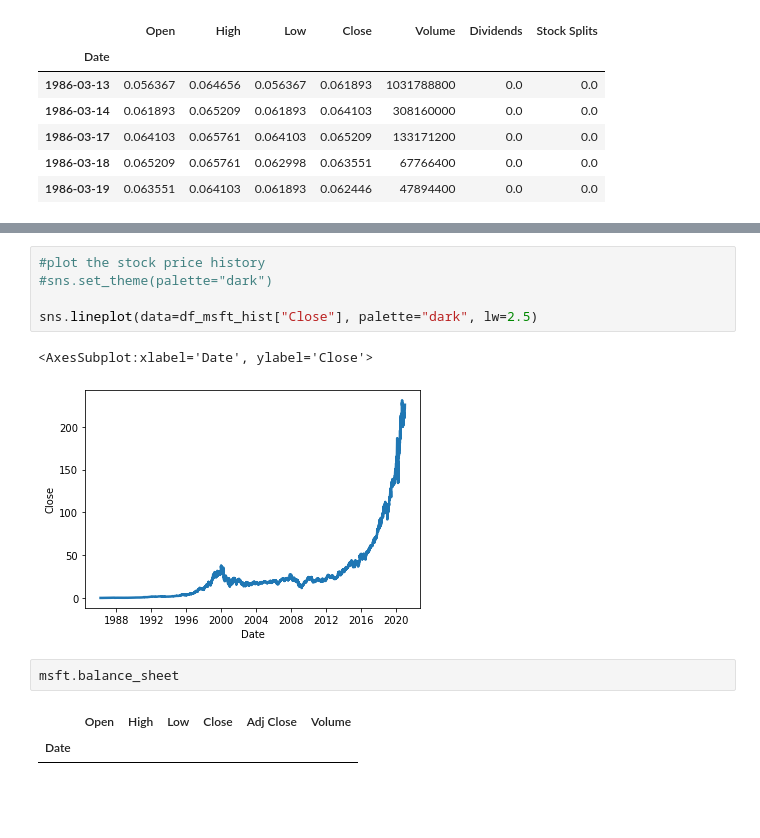
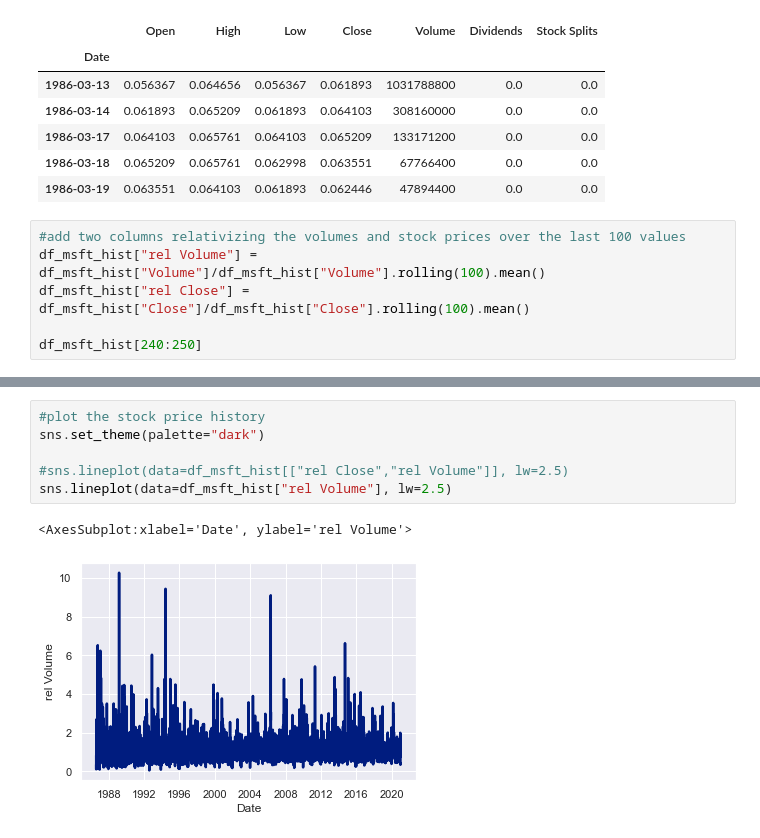
Before and after one commit to SimonHoeckenkamp/stockPicker, a Jupyter notebook: stockPicker_notebook.ipynb, the cells around one changed output, grey strips where cells are left out. Cells and saved outputs as stored; diff of their text form; blank space fills up the shorter version.

```diff
--- a/stockPicker_notebook.ipynb
+++ b/stockPicker_notebook.ipynb
@@ -37,3 +36,9 @@ df_msft_hist.head()
 | 1986-03-17 | 0.064103 | 0.065761 | 0.064103 | 0.065209 | 133171200 | 0.0 | 0.0 |
 | 1986-03-18 | 0.065209 | 0.065761 | 0.062998 | 0.063551 | 67766400 | 0.0 | 0.0 |
 | 1986-03-19 | 0.063551 | 0.064103 | 0.061893 | 0.062446 | 47894400 | 0.0 | 0.0 |
+# %%
+#add two columns relativizing the volumes and stock prices over the last 100 values
+df_msft_hist["rel Volume"] = df_msft_hist["Volume"]/df_msft_hist["Volume"].rolling(100).mean()
+df_msft_hist["rel Close"] = df_msft_hist["Close"]/df_msft_hist["Close"].rolling(100).mean()
+
+df_msft_hist[240:250]
@@ -40,13 +58,9 @@ df_msft_hist.head()
 # %%
 #plot the stock price history
-#sns.set_theme(palette="dark")
+sns.set_theme(palette="dark")
 
-sns.lineplot(data=df_msft_hist["Close"], palette="dark", lw=2.5)
+#sns.lineplot(data=df_msft_hist[["rel Close","rel Volume"]], lw=2.5)
+sns.lineplot(data=df_msft_hist["rel Volume"], lw=2.5)
 # %% [output]
-<AxesSubplot:xlabel='Date', ylabel='Close'>
+<AxesSubplot:xlabel='Date', ylabel='rel Volume'>
-[figure, old version]
+[figure, new version]
-# %%
-msft.balance_sheet
-# %% [output]
-|  | Open | High | Low | Close | Adj Close | Volume |
-| Date |  |  |  |  |  |  |
```
Also changed, not shown: parts of 4 cells of this notebook.
